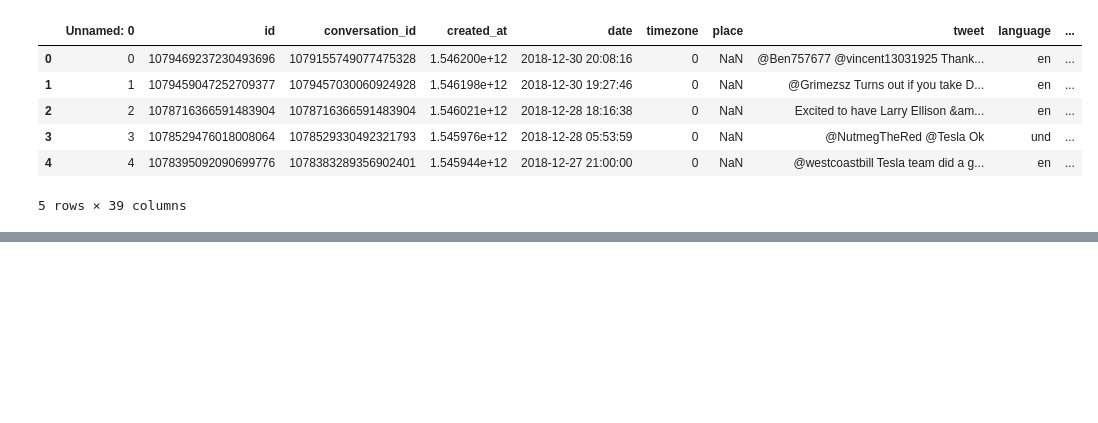
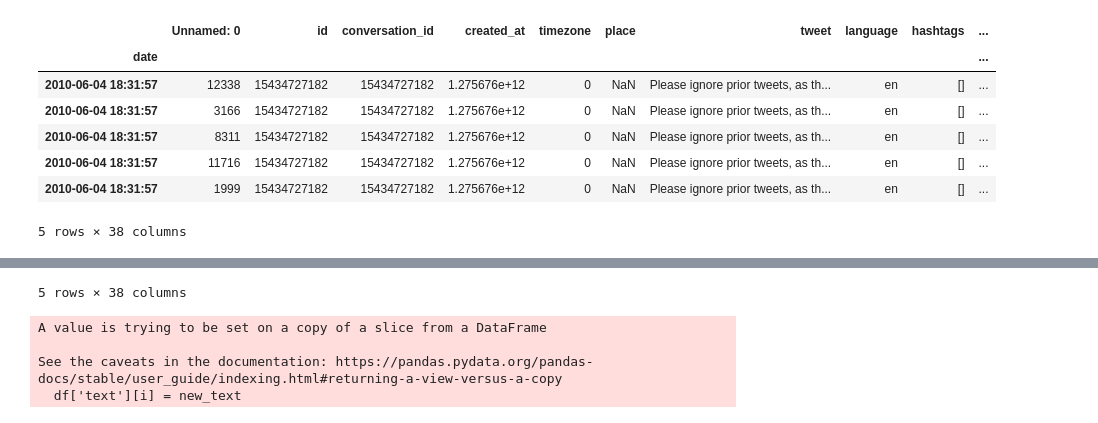
Before and after one commit to CamLadd/Ethereum_forecasting, a Jupyter notebook: Elon_Tweet_NLP.ipynb, the cells around one changed output, grey strips where cells are left out. Cells and saved outputs as stored; diff of their text form; code cells hidden in the pictures; blank space fills up the shorter version.

Commit message:
Word counts, check for missing dates, clean text

```diff
--- a/Elon_Tweet_NLP.ipynb
+++ b/Elon_Tweet_NLP.ipynb
@@ -1,22 +1,33 @@
 # %%
 import pandas as pd
 import numpy as np
+import matplotlib.pyplot as plt
+import seaborn as sns
 
 # Load in tweets
 twnty15 = pd.read_csv('data/elon/2015.csv')
 twnty16 = pd.read_csv('data/elon/2016.csv')
 twnty17 = pd.read_csv('data/elon/2017.csv')
-twnty17 = pd.read_csv('data/elon/2018.csv')
-twnt19 = pd.read_csv('data/elon/2019.csv')
+twnty18 = pd.read_csv('data/elon/2018.csv')
+twnty19 = pd.read_csv('data/elon/2019.csv')
 twnty20 = pd.read_csv('data/elon/2020.csv')
 twnty21 = pd.read_csv('data/elon/2021.csv')
 
-twnty17.head()
+dataframes = [twnty15, twnty16, twnty17, twnty18, twnty19, twnty20, twnty21]
+for x in dataframes:
+    x.index=pd.to_datetime(x['date'])
+    x.drop(columns=['date'], inplace=True)
+
+df = pd.concat(dataframes)
+display(df.sort_index().head())
+display(df.sort_index().tail())
+df = df.sort_index()
 # %% [output]
-|  | Unnamed: 0 | id | conversation_id | created_at | date | timezone | place | tweet | language | ... |
-| 0 | 0 | 1079469237230493696 | 1079155749077475328 | 1.546200e+12 | 2018-12-30 20:08:16 | 0 | NaN | @Ben757677 @vincent13031925 Thank... | en | ... |
-| 1 | 1 | 1079459047252709377 | 1079457030060924928 | 1.546198e+12 | 2018-12-30 19:27:46 | 0 | NaN | @Grimezsz Turns out if you take D... | en | ... |
-| 2 | 2 | 1078716366591483904 | 1078716366591483904 | 1.546021e+12 | 2018-12-28 18:16:38 | 0 | NaN | Excited to have Larry Ellison &am... | en | ... |
-| 3 | 3 | 1078529476018008064 | 1078529330492321793 | 1.545976e+12 | 2018-12-28 05:53:59 | 0 | NaN | @NutmegTheRed @Tesla Ok | und | ... |
-| 4 | 4 | 1078395092090699776 | 1078383289356902401 | 1.545944e+12 | 2018-12-27 21:00:00 | 0 | NaN | @westcoastbill Tesla team did a g... | en | ... |
+|  | Unnamed: 0 | id | conversation_id | created_at | timezone | place | tweet | language | hashtags | ... |
+| date |  |  |  |  |  |  |  |  |  | ... |
+| 2010-06-04 18:31:57 | 12338 | 15434727182 | 15434727182 | 1.275676e+12 | 0 | NaN | Please ignore prior tweets, as th... | en | [] | ... |
+| 2010-06-04 18:31:57 | 3166 | 15434727182 | 15434727182 | 1.275676e+12 | 0 | NaN | Please ignore prior tweets, as th... | en | [] | ... |
+| 2010-06-04 18:31:57 | 8311 | 15434727182 | 15434727182 | 1.275676e+12 | 0 | NaN | Please ignore prior tweets, as th... | en | [] | ... |
+| 2010-06-04 18:31:57 | 11716 | 15434727182 | 15434727182 | 1.275676e+12 | 0 | NaN | Please ignore prior tweets, as th... | en | [] | ... |
+| 2010-06-04 18:31:57 | 1999 | 15434727182 | 15434727182 | 1.275676e+12 | 0 | NaN | Please ignore prior tweets, as th... | en | [] | ... |
-5 rows × 39 columns
+5 rows × 38 columns
@@ -22,0 +41,34 @@ twnty17.head()
+5 rows × 38 columns
+# %%
+
+
+# Rename column
+df.rename(columns={'tweet':'text'}, inplace=True)
+
+# Turn every word in every document into lowercase
+from nltk.corpus import stopwords
+
+df['text'] = df['text'].str.lower()
+
+# Remove numbers using regular expressions
+df['text'] = df['text'].str.replace('\d+', '')
+
+# Remove special characters
+# You need to put the space here or you will also remove spaces
+df['text'] = df['text'].str.replace('\W+', ' ')
+df['text'] = df['text'].str.replace('_', '')
+
+# Remove white spaces
+df['text'] = df['text'].str.strip()
+
+# Remove stopwords
+stop = stopwords.words('english')
+for i, x in enumerate(df['text']):
+    words = [word for word in df.text[i].split() if word.lower() not in stop]
+    new_text = " ".join(words)
+    df['text'][i] = new_text
+# %% [output]
+A value is trying to be set on a copy of a slice from a DataFrame
+
+See the caveats in the documentation: https://pandas.pydata.org/pandas-docs/stable/user_guide/indexing.html#returning-a-view-versus-a-copy
+  df['text'][i] = new_text
```
Also changed, not shown: parts of 6 cells of this notebook.
